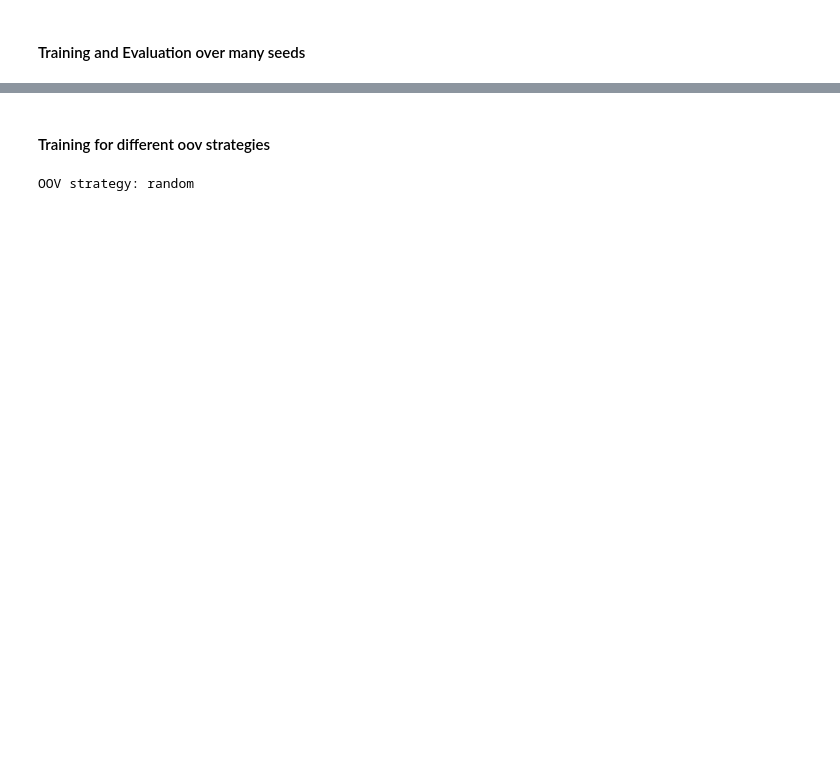
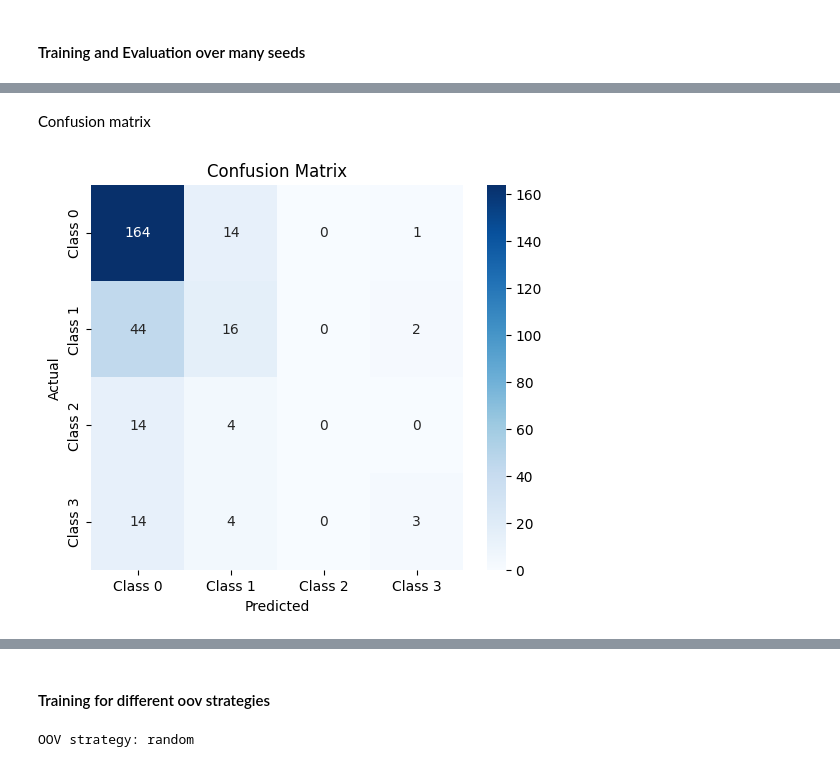
Before and after one commit to mattialodi0/progNLP, a Jupyter notebook: assignment-1/draft.ipynb, the cells around one changed output, grey strips where cells are left out. Saved outputs shown, nothing was run; the diff lists cells and outputs as text; code cells hidden in the pictures; blank space fills up the shorter version.

```diff
--- a/assignment-1/draft.ipynb
+++ b/assignment-1/draft.ipynb
@@ -1448,0 +1482,17 @@ plt.show()
+# %% [markdown]
+Confusion matrix
+# %%
+best_acc, best_prec, best_rec, best_f1, (all_labels, all_preds) = \
+    eval_model(best_model, test_loader, device, return_ys=True)
+# %%
+cm = confusion_matrix(all_labels, all_preds)
+plt.figure(figsize=(6,5))
+sns.heatmap(cm, annot=True, fmt='d', cmap='Blues',
+            xticklabels=['Class 0', 'Class 1', 'Class 2', 'Class 3'],
+            yticklabels=['Class 0', 'Class 1', 'Class 2', 'Class 3'])
+plt.ylabel('Actual')
+plt.xlabel('Predicted')
+plt.title('Confusion Matrix')
+plt.show()
+# %% [output]
+[figure, added]
```
Also changed, not shown: parts of 33 cells of this notebook.
